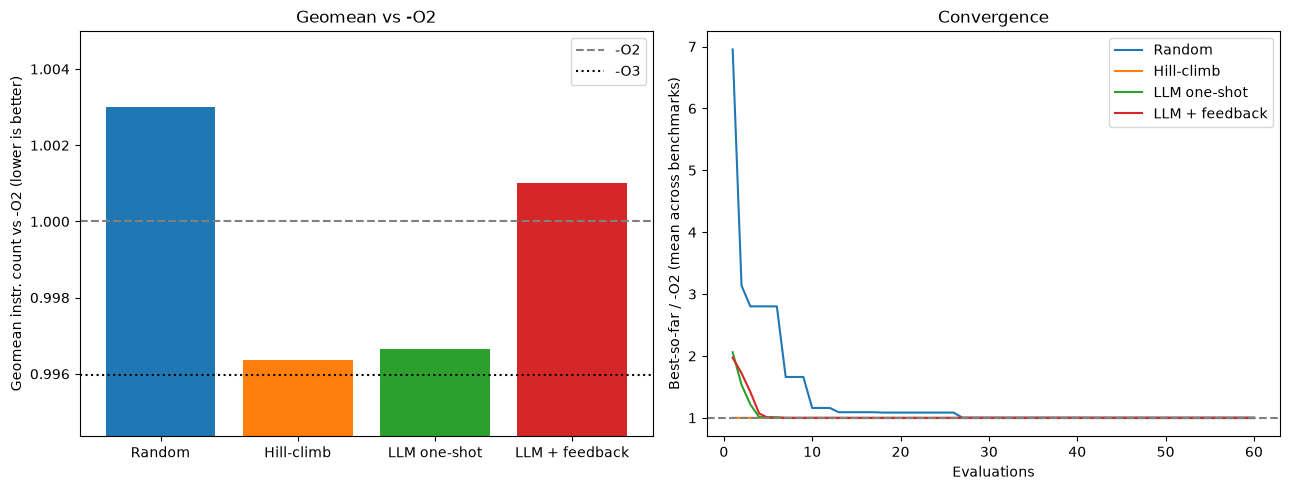
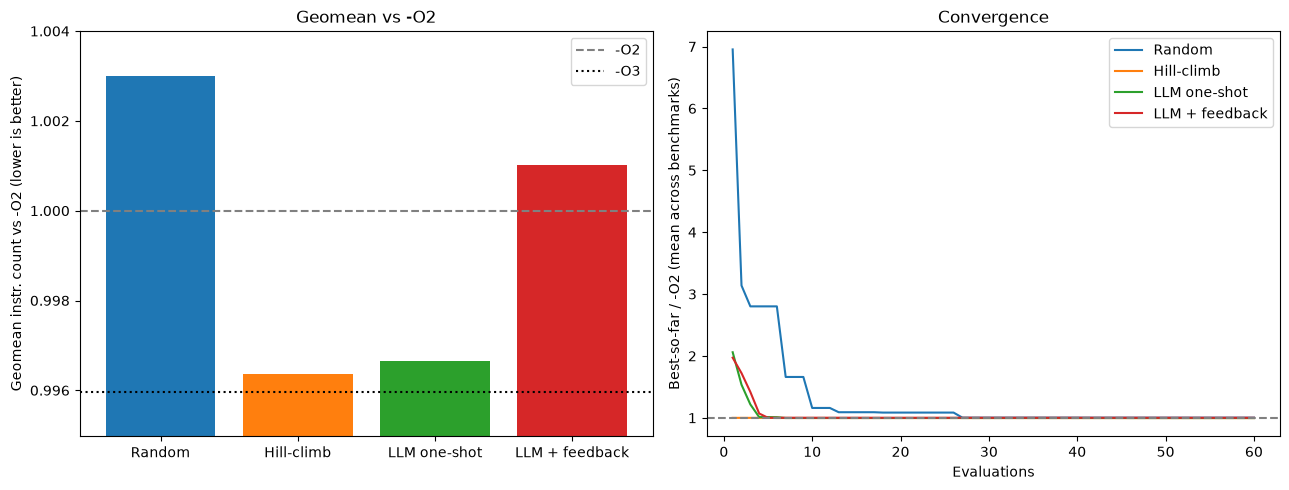
The change to this notebook cell's code, shown as a diff; its figure went from the first image to the second:
--- before
+++ after
@@ -10,4 +10,5 @@
 ax1.set_ylim(min(gms) - pad, max(gms) + pad)
 ax1.legend()
+ax1.set_ylim(min(gms + [o3_gm]) * 0.999, max(gms + [1.0]) * 1.001)
 ax1.set_title("Geomean vs -O2")
 

Commit: chore: dedupe redundant ylim call, sync headline plot generation